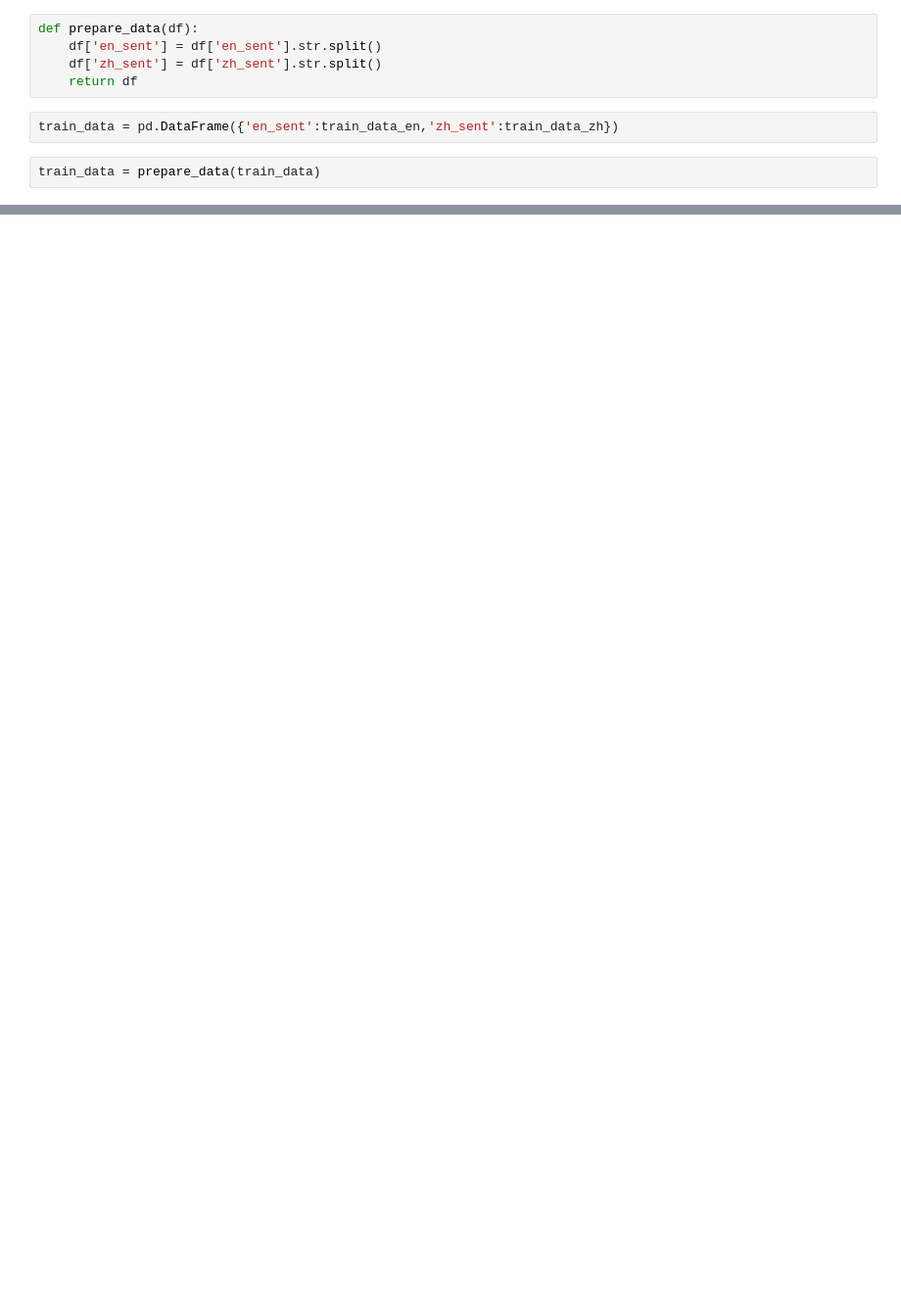
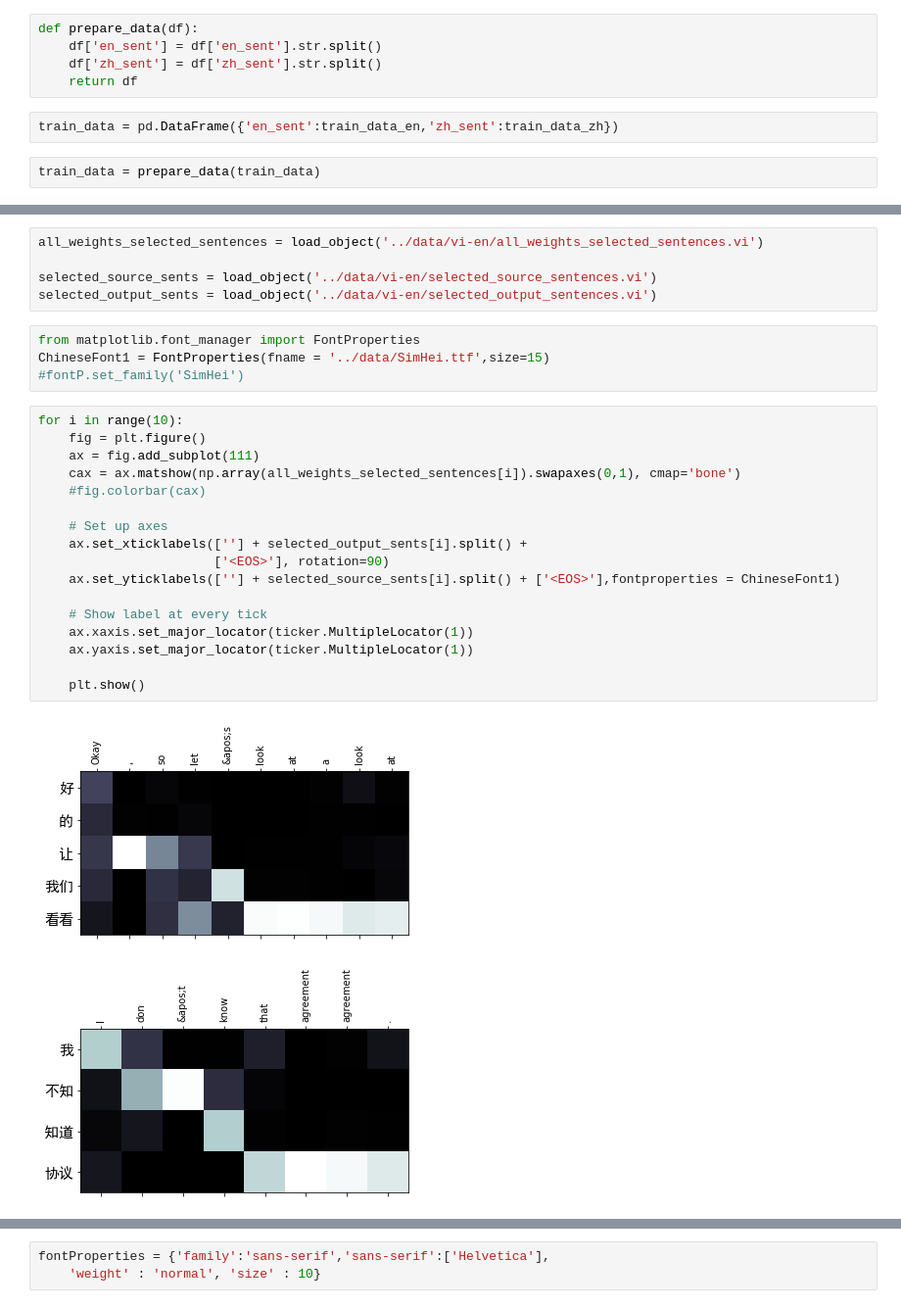
Before and after one commit to avidkenil/NLP_Project, a Jupyter notebook: notebooks/Data Exploration.ipynb, the cells around one changed output, grey strips where cells are left out. Shown: that part at 98% size. Saved outputs shown, nothing was run; the diff lists cells and outputs as text; blank space fills up the shorter version.

```diff
--- a/notebooks/Data Exploration.ipynb
+++ b/notebooks/Data Exploration.ipynb
@@ -27,0 +185,29 @@ train_data.head()
+# %%
+all_weights_selected_sentences = load_object('../data/vi-en/all_weights_selected_sentences.vi')
+
+selected_source_sents = load_object('../data/vi-en/selected_source_sentences.vi')
+selected_output_sents = load_object('../data/vi-en/selected_output_sentences.vi')
+# %%
+from matplotlib.font_manager import FontProperties
+ChineseFont1 = FontProperties(fname = '../data/SimHei.ttf',size=15)
+#fontP.set_family('SimHei')
+# %%
+for i in range(10):
+    fig = plt.figure()
+    ax = fig.add_subplot(111)
+    cax = ax.matshow(np.array(all_weights_selected_sentences[i]).swapaxes(0,1), cmap='bone')
+    #fig.colorbar(cax)
+
+    # Set up axes
+    ax.set_xticklabels([''] + selected_output_sents[i].split() +
+                       ['<EOS>'], rotation=90)
+    ax.set_yticklabels([''] + selected_source_sents[i].split() + ['<EOS>'],fontproperties = ChineseFont1)
+
+    # Show label at every tick
+    ax.xaxis.set_major_locator(ticker.MultipleLocator(1))
+    ax.yaxis.set_major_locator(ticker.MultipleLocator(1))
+
+    plt.show()
+# %% [output]
+[figure, added]
+[figure, added]
@@ -27,0 +222,3 @@ train_data.head()
+# %%
+fontProperties = {'family':'sans-serif','sans-serif':['Helvetica'],
+    'weight' : 'normal', 'size' : 10}
```
Also changed, not shown: parts of 76 cells of this notebook, 5 other files.
